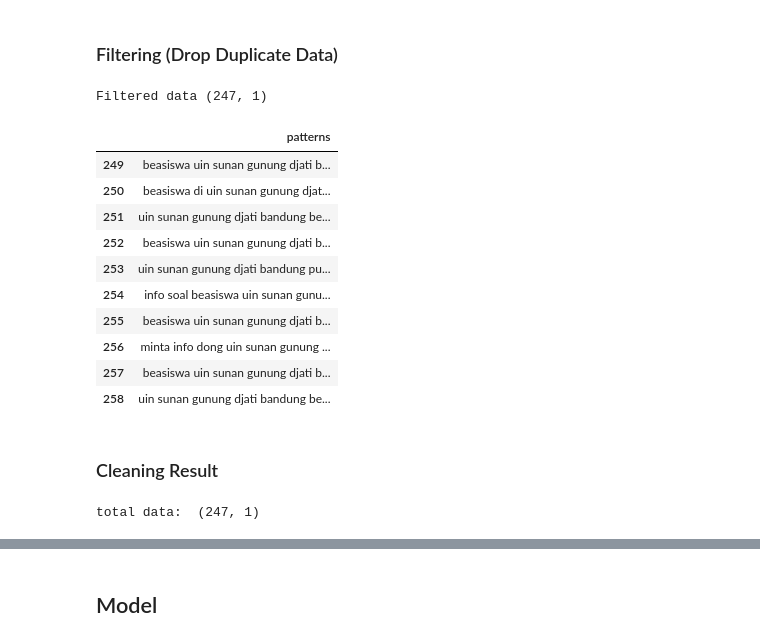
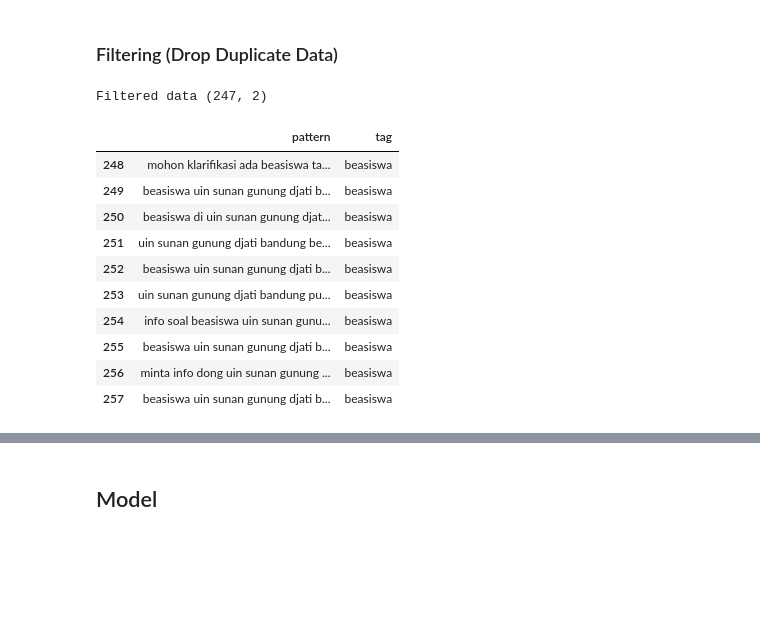
Before and after one commit to jaleisme/sbert_chatbot, a Jupyter notebook: experiment.ipynb, the cells around one changed output, grey strips where cells are left out. Cells and saved outputs as stored; diff of their text form; code cells hidden in the pictures; blank space fills up the shorter version.

Commit message:
Done data prep

```diff
--- a/experiment.ipynb
+++ b/experiment.ipynb
@@ -271,27 +271,27 @@ df.tail(10)
 # %% [markdown]
 ### Filtering (Drop Duplicate Data)
 # %%
-df = pd.DataFrame(hasil_stopword_removal, columns=['patterns'])
-hasil_filtering = df.drop_duplicates(subset=['patterns'])
+to_be_filtered = pd.DataFrame({
+    "pattern": hasil_stopword_removal,
+    "tag": question_data['tag']
+})
+to_be_filtered.head(10)
+hasil_filtering = to_be_filtered.drop_duplicates(subset=['pattern'])
+
+hasil_filtering.to_csv('data/preprocessed-data.csv', index=False)
+
 print('Filtered data', hasil_filtering.shape)
-df.tail(10)
+hasil_filtering.tail(10)
 # %% [output]
-Filtered data (247, 1)
+Filtered data (247, 2)
-|  | patterns |
-| 249 | beasiswa uin sunan gunung djati b... |
-| 250 | beasiswa di uin sunan gunung djat... |
-| 251 | uin sunan gunung djati bandung be... |
-| 252 | beasiswa uin sunan gunung djati b... |
-| 253 | uin sunan gunung djati bandung pu... |
-| 254 | info soal beasiswa uin sunan gunu... |
-| 255 | beasiswa uin sunan gunung djati b... |
-| 256 | minta info dong uin sunan gunung ... |
-| 257 | beasiswa uin sunan gunung djati b... |
-| 258 | uin sunan gunung djati bandung be... |
+|  | pattern | tag |
+| 248 | mohon klarifikasi ada beasiswa ta... | beasiswa |
+| 249 | beasiswa uin sunan gunung djati b... | beasiswa |
+| 250 | beasiswa di uin sunan gunung djat... | beasiswa |
+| 251 | uin sunan gunung djati bandung be... | beasiswa |
+| 252 | beasiswa uin sunan gunung djati b... | beasiswa |
+| 253 | uin sunan gunung djati bandung pu... | beasiswa |
+| 254 | info soal beasiswa uin sunan gunu... | beasiswa |
+| 255 | beasiswa uin sunan gunung djati b... | beasiswa |
+| 256 | minta info dong uin sunan gunung ... | beasiswa |
+| 257 | beasiswa uin sunan gunung djati b... | beasiswa |
-# %% [markdown]
-### Cleaning Result
-# %%
-preprocessed_data = hasil_filtering
-print("total data: ", preprocessed_data.shape)
-# %% [output]
-total data:  (247, 1)
```
Also changed, not shown: parts of 9 cells of this notebook, 1 other file.
